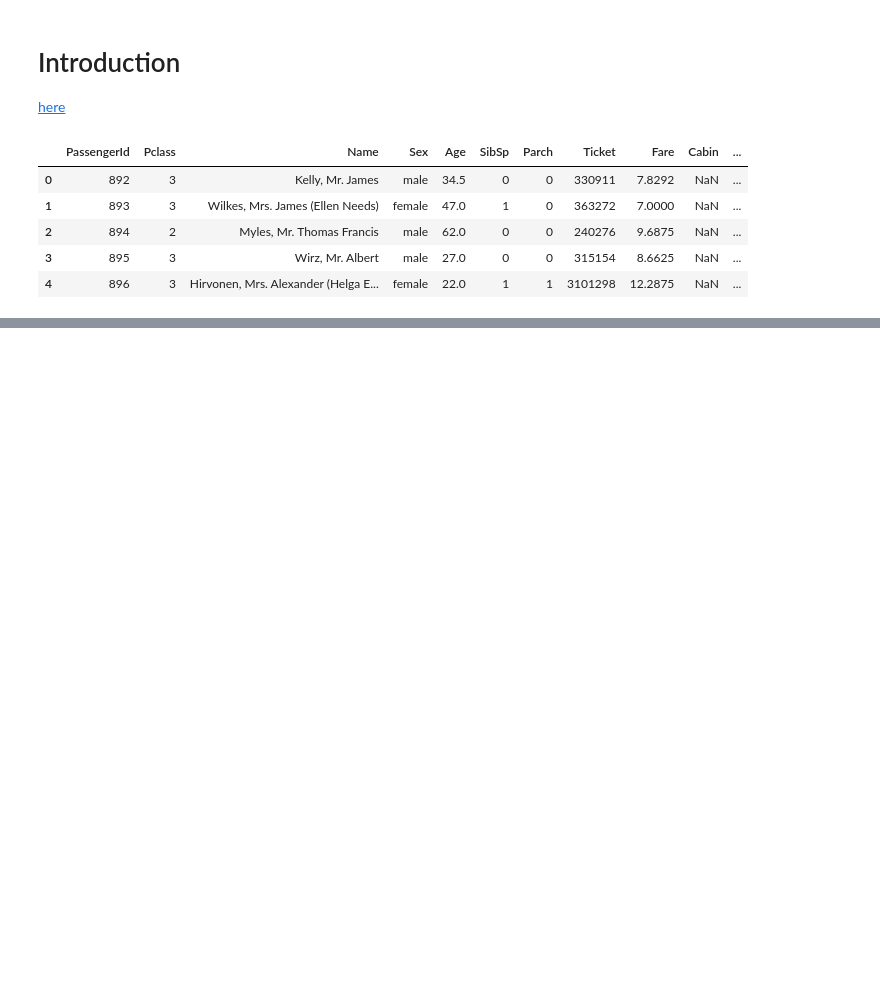
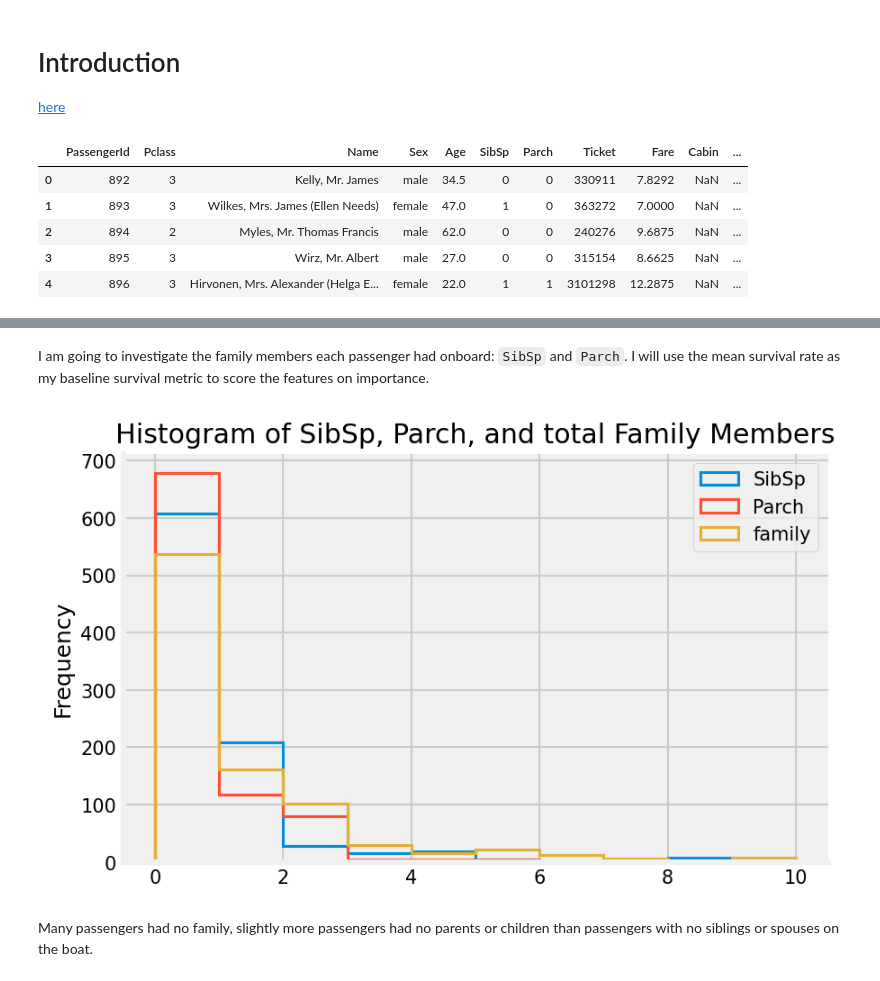
Before and after one commit to chouwwa/Kaggle-Titanic-Competition, a Jupyter notebook: Predicting Titanic Survivors.ipynb, the cells around one changed output, grey strips where cells are left out. Drawn from its saved outputs; the diff is of its cells as text; code cells hidden in the pictures; blank space fills up the shorter version.

Commit message:
histogram and survival rate

```diff
--- a/Predicting Titanic Survivors.ipynb
+++ b/Predicting Titanic Survivors.ipynb
@@ -16,6 +16,7 @@ from sklearn.model_selection import GridSearchCV, cross_val_score
 import joblib
 
 pd.options.display.max_columns = 20
+plt.style.use('fivethirtyeight')
 # %%
 train = pd.read_csv('./data/train.csv')
 test = pd.read_csv('./data/test.csv')
@@ -159,3 +162,5 @@ def process(df):
 # %%
 train = process(train)
 holdout = process(test)
+# %% [markdown]
+I am going to investigate the family members each passenger had onboard: `SibSp` and `Parch`. I will use the mean survival rate as my baseline survival metric to score the features on importance.
@@ -161,0 +169,17 @@ holdout = process(test)
+# %%
+focus_cols = ['SibSp', 'Parch']
+target = 'Survived'
+focus = train[focus_cols].copy()
+focus_target = train[[target]].copy()
+focus['family'] = focus['SibSp'] + focus['Parch']
+# %%
+fig, ax = plt.subplots(dpi=150)
+focus.plot.hist(histtype='step', ax=ax, linewidth=1.5)
+ax.spines['top'].set_visible(False)
+ax.spines['right'].set_visible(False)
+plt.title('Histogram of SibSp, Parch, and total Family Members')
+plt.show()
+# %% [output]
+[figure, added]
+# %% [markdown]
+Many passengers had no family, slightly more passengers had no parents or children than passengers with no siblings or spouses on the boat.
```
Also changed, not shown: parts of 4 cells of this notebook.
